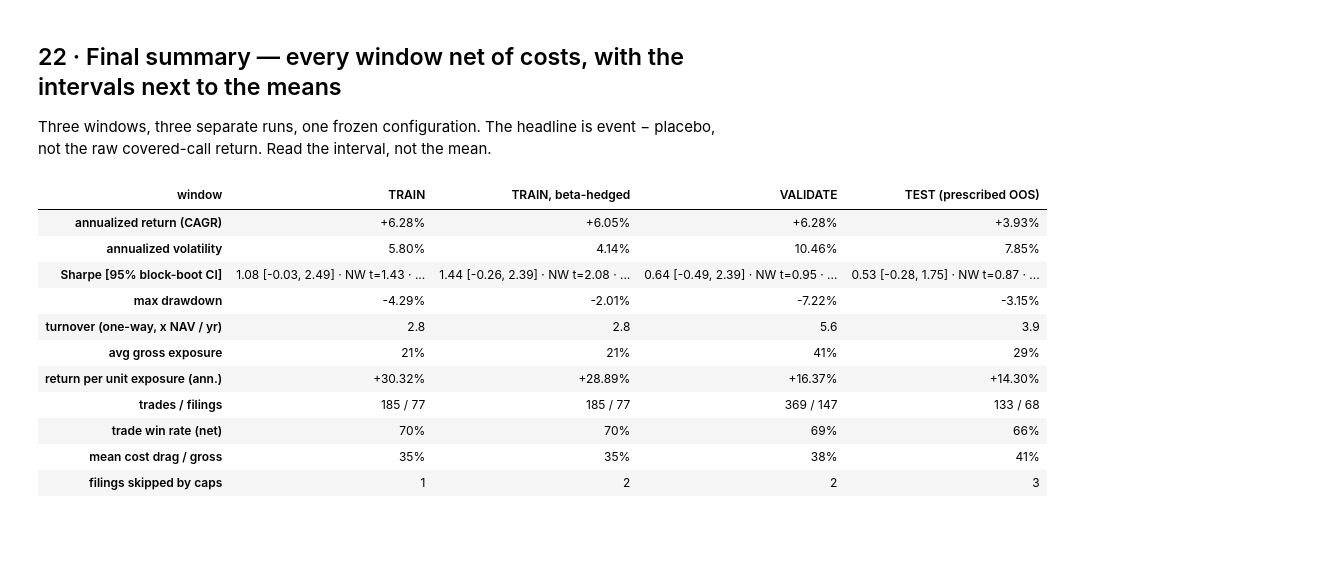
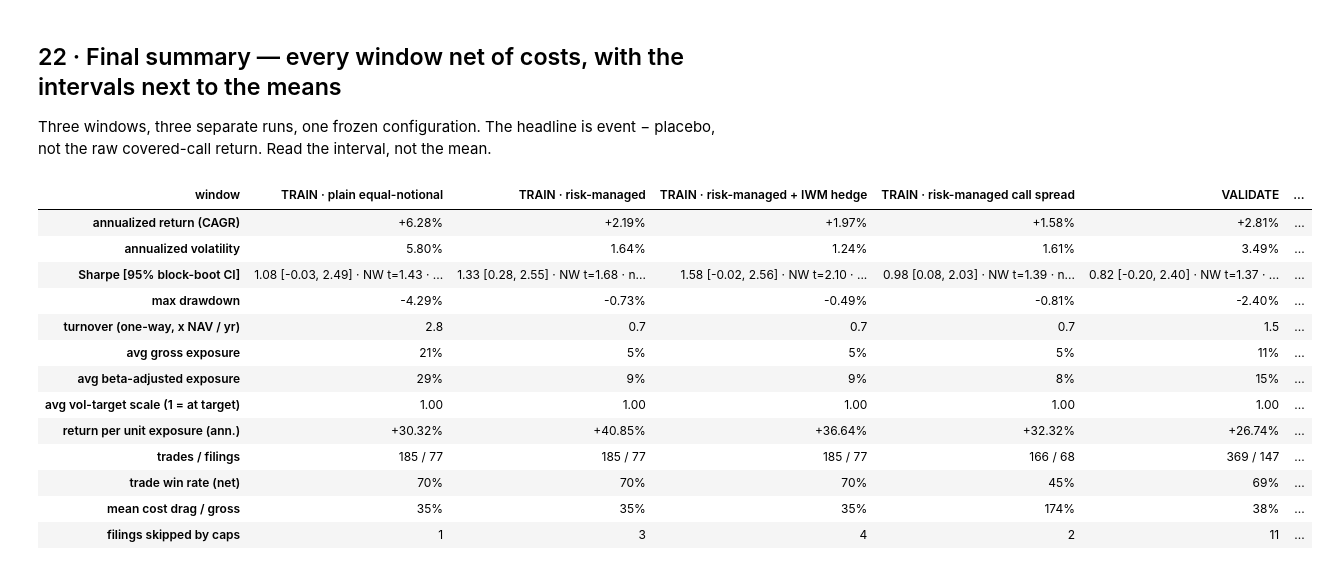
Before and after one commit to 124812/massiveandslightlypassive1, a Jupyter notebook: strategy_v2.ipynb, the cells around one changed output. Cells and saved outputs as stored; diff of their text form; code cells hidden in the pictures; blank space fills up the shorter version.

```diff
--- a/strategy_v2.ipynb
+++ b/strategy_v2.ipynb
@@ -1862,22 +2053,3 @@ frozen configuration written to frozen_config.json: VALIDATE and TEST must be ru
 # %% [markdown]
 ## 15 · Results with uncertainty at every fixed horizon (net of costs, one observation per filing)
 Cells: mean net P&L per $1 of stock, `[95% ticker-clustered CI]`, `*` = CI excludes zero.
-# %%
-edge_train = edge_board(fixed_train, fixed_placebo)
-print(f"HEADLINE · event minus placebo, covered call, TRAIN {TRAIN_START}..{TRAIN_END}, net of costs · "
-      f"one observation per filing · ticker-clustered 95% interval · * = interval excludes zero")
-display(edge_train.style.format(
-    {c: "{:+.2%}" for c in ["event", "placebo", "edge", "edge_lo", "edge_hi"]}))
-
-# Descriptive only. A positive raw covered-call return is the variance risk premium, which any
-# calendar day pays; it is not evidence that the 8-K did anything.
-display(pd.concat([fmt_ci(board_v2(fixed_train), name="TRAIN covered call (descriptive)"),
-                   fmt_ci(board_v2(fixed_train, "hedged"), name="TRAIN, IWM-beta-hedged"),
-                   fmt_ci(board_v2(fixed_train, "stock"), name="TRAIN stock only"),
-                   fmt_ci(board_v2(fixed_placebo), name="TRAIN placebo covered call")]))
-
-f_ru = filing_level(rules_train, "net")
-lo, hi = cluster_ci(f_ru.net, f_ru.ticker)
-print(f"Rule exit ({MAX_HOLD}-session time stop, no profit take, no stop): {f_ru.net.mean():+.2%} net "
-      f"per filing [{lo:+.2%}, {hi:+.2%}], n = {len(f_ru)} filings, "
-      f"mean cost drag {rules_train.cost.mean():.2%} of spot against {rules_train.gross.mean():+.2%} gross.")
@@ -2439,40 +2754,45 @@ the raw covered-call return. Read the interval, not the mean.
 # %%
 if not perf:
     raise SystemExit("no portfolio run yet: execute the TRAIN portfolio cell first")
 display(pd.DataFrame(perf).set_index("window").T)
 
 edges = {"TRAIN": edge_train,
          "VALIDATE": (validate or {}).get("edge", pd.DataFrame()),
          "TEST": (test or {}).get("edge", pd.DataFrame())}
-edges = {k: v for k, v in edges.items() if v is not None and not v.empty}
-if edges:
-    print("\nEvent − placebo, covered call, net of costs, one observation per filing, "
-          "ticker-clustered 95% interval")
-    display(pd.concat([fmt_edge(v, name=k) for k, v in edges.items()]))
-    for k, v in edges.items():
-        n = int(v.n_event.max())
-        print(f"{k}: mean edge {v.edge.mean():+.3%} per filing over "
-              f"{len(v)} horizons, max n = {n} filings. At |t| > {CRITICAL_T:.2f} required, "
-              f"a positive edge here is not distinguishable from the placebo.")
+spreads = {"TRAIN": edge_train_spread,
+           "VALIDATE": (validate or {}).get("edge_spread", pd.DataFrame()),
+           "TEST": (test or {}).get("edge_spread", pd.DataFrame())}
+for tag, boards in (("covered call", edges), ("call spread", spreads)):
+    boards = {k: v for k, v in boards.items() if v is not None and not v.empty}
+    if not boards:
+        continue
+    print(f"\nEvent − placebo · {tag} · net of costs · one observation per filing · "
+          f"ticker-clustered 95% interval")
+    display(pd.concat([fmt_edge(v, name=k) for k, v in boards.items()]))
+    for k, v in boards.items():
+        print(f"{tag} {k}: mean edge {v.edge.mean():+.3%} per filing over {len(v)} horizons, "
+              f"max n = {int(v.n_event.max())} filings. At |t| > {CRITICAL_T:.2f} required, a "
+              f"positive edge here is not distinguishable from the placebo.")
 
-print(f"\nA note on what would change the answer, not just the sign of it. The covered call harvests "
-      f"the option's variance risk premium, and that premium is why event and placebo sit on top of "
-      f"each other. If this category does misprice something, the two places it can show up are the "
-      f"stock leg (the mechanical hedge selling in the print, if it is not fully anticipated) and "
-      f"the event-specific richness of the option (a short ATM call against a long next-strike call, "
-      f"which strips the risk premium out and leaves only the event term). Neither is the trade "
-      f"tested here; both are hypotheses, and changing the hypothesis is the only way this study "
-      f"can acquire an edge.")
+print("\nTwo hypotheses, one trade. The covered call and the call spread differ only in the option "
+      "leg, so the difference between their edges is the variance risk premium and nothing else. If "
+      "the covered call's edge survives and the spread's does not, the covered call was harvesting "
+      "the premium and the 8-K added nothing — which is what the placebo already says. If the spread "
+      "holds an edge where the covered call does not, the filing richens this name's options and the "
+      "premium was masking it. The third place to look, still untested here, is the stock leg: the "
+      "mechanical hedge selling in the print, if it is not fully anticipated by the market.")
 # %% [output]
-| window | TRAIN | TRAIN, beta-hedged | VALIDATE | TEST (prescribed OOS) |
-| annualized return (CAGR) | +6.28% | +6.05% | +6.28% | +3.93% |
-| annualized volatility | 5.80% | 4.14% | 10.46% | 7.85% |
-| Sharpe [95% block-boot CI] | 1.08 [-0.03, 2.49] · NW t=1.43 · ... | 1.44 [-0.26, 2.39] · NW t=2.08 · ... | 0.64 [-0.49, 2.39] · NW t=0.95 · ... | 0.53 [-0.28, 1.75] · NW t=0.87 · ... |
-| max drawdown | -4.29% | -2.01% | -7.22% | -3.15% |
-| turnover (one-way, x NAV / yr) | 2.8 | 2.8 | 5.6 | 3.9 |
-| avg gross exposure | 21% | 21% | 41% | 29% |
-| return per unit exposure (ann.) | +30.32% | +28.89% | +16.37% | +14.30% |
-| trades / filings | 185 / 77 | 185 / 77 | 369 / 147 | 133 / 68 |
-| trade win rate (net) | 70% | 70% | 69% | 66% |
-| mean cost drag / gross | 35% | 35% | 38% | 41% |
-| filings skipped by caps | 1 | 2 | 2 | 3 |
+| window | TRAIN · plain equal-notional | TRAIN · risk-managed | TRAIN · risk-managed + IWM hedge | TRAIN · risk-managed call spread | VALIDATE | ... |
+| annualized return (CAGR) | +6.28% | +2.19% | +1.97% | +1.58% | +2.81% | ... |
+| annualized volatility | 5.80% | 1.64% | 1.24% | 1.61% | 3.49% | ... |
+| Sharpe [95% block-boot CI] | 1.08 [-0.03, 2.49] · NW t=1.43 · ... | 1.33 [0.28, 2.55] · NW t=1.68 · n... | 1.58 [-0.02, 2.56] · NW t=2.10 · ... | 0.98 [0.08, 2.03] · NW t=1.39 · n... | 0.82 [-0.20, 2.40] · NW t=1.37 · ... | ... |
+| max drawdown | -4.29% | -0.73% | -0.49% | -0.81% | -2.40% | ... |
+| turnover (one-way, x NAV / yr) | 2.8 | 0.7 | 0.7 | 0.7 | 1.5 | ... |
+| avg gross exposure | 21% | 5% | 5% | 5% | 11% | ... |
+| avg beta-adjusted exposure | 29% | 9% | 9% | 8% | 15% | ... |
+| avg vol-target scale (1 = at target) | 1.00 | 1.00 | 1.00 | 1.00 | 1.00 | ... |
+| return per unit exposure (ann.) | +30.32% | +40.85% | +36.64% | +32.32% | +26.74% | ... |
+| trades / filings | 185 / 77 | 185 / 77 | 185 / 77 | 166 / 68 | 369 / 147 | ... |
+| trade win rate (net) | 70% | 70% | 70% | 45% | 69% | ... |
+| mean cost drag / gross | 35% | 35% | 35% | 174% | 38% | ... |
+| filings skipped by caps | 1 | 3 | 4 | 2 | 11 | ... |
```
Also changed, not shown: parts of 20 cells of this notebook, 1 other file.
